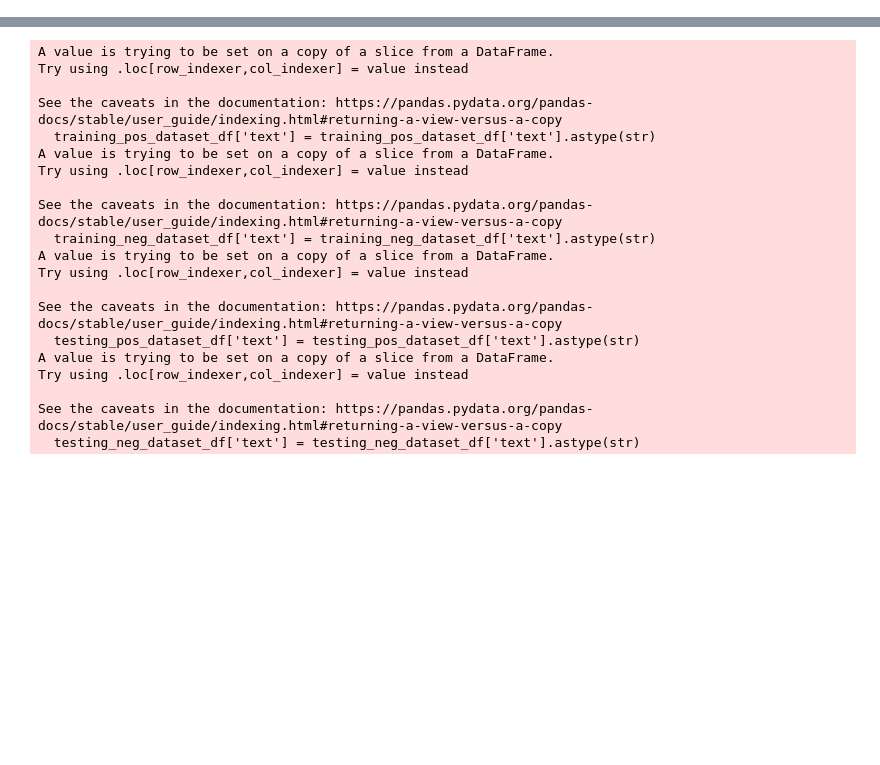
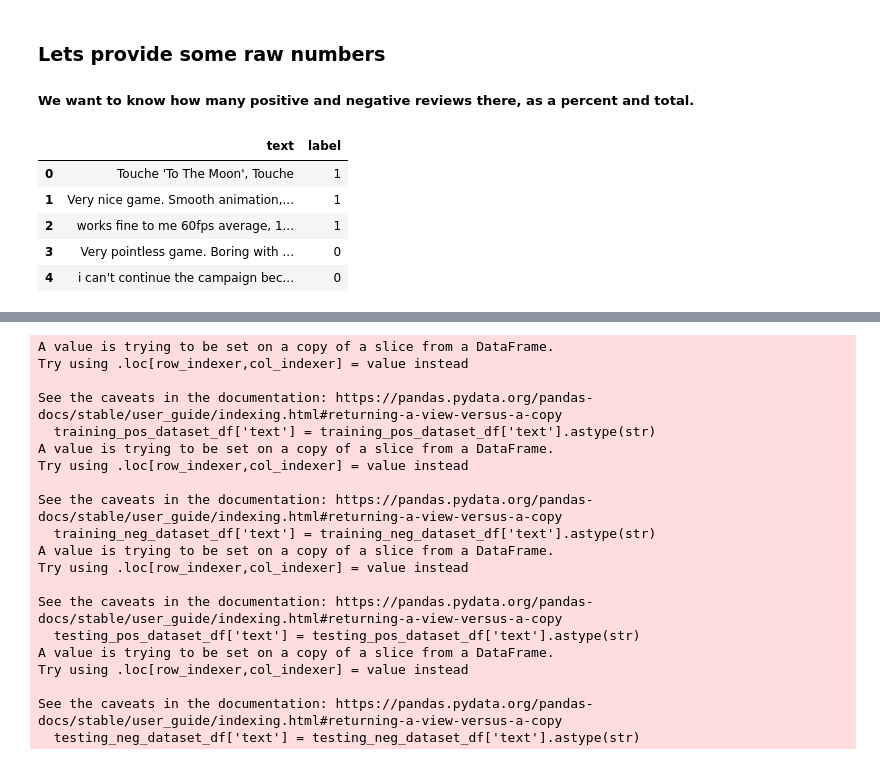
Before and after one commit to austinroddy/CS481-Final-Project-Programming-Assignment-2, a Jupyter notebook: programming-assignment-2-wow.ipynb, the cells around one changed output, grey strips where cells are left out. Cells and saved outputs as stored; diff of their text form; code cells hidden in the pictures; blank space fills up the shorter version.

```diff
--- a/programming-assignment-2-wow.ipynb
+++ b/programming-assignment-2-wow.ipynb
@@ -40,3 +42,16 @@ full_dataset_df['label'] = full_dataset_df['label'].replace(-1, 0)
 # %%
 # Randomize the dataframe
 randomized_full_dataset_df = full_dataset_df.sample(frac=1).reset_index(drop=True)
+# %% [markdown]
+### Lets provide some raw numbers
+
+##### We want to know how many positive and negative reviews there, as a percent and total.
+# %%
+randomized_full_dataset_df.head()
+# %% [output]
+|  | text | label |
+| 0 | Touche 'To The Moon', Touche | 1 |
+| 1 | Very nice game. Smooth animation,... | 1 |
+| 2 | works fine to me 60fps average, 1... | 1 |
+| 3 | Very pointless game. Boring with ... | 0 |
+| 4 | i can't continue the campaign bec... | 0 |
```
Also changed, not shown: parts of 31 cells of this notebook, 2 other files.
